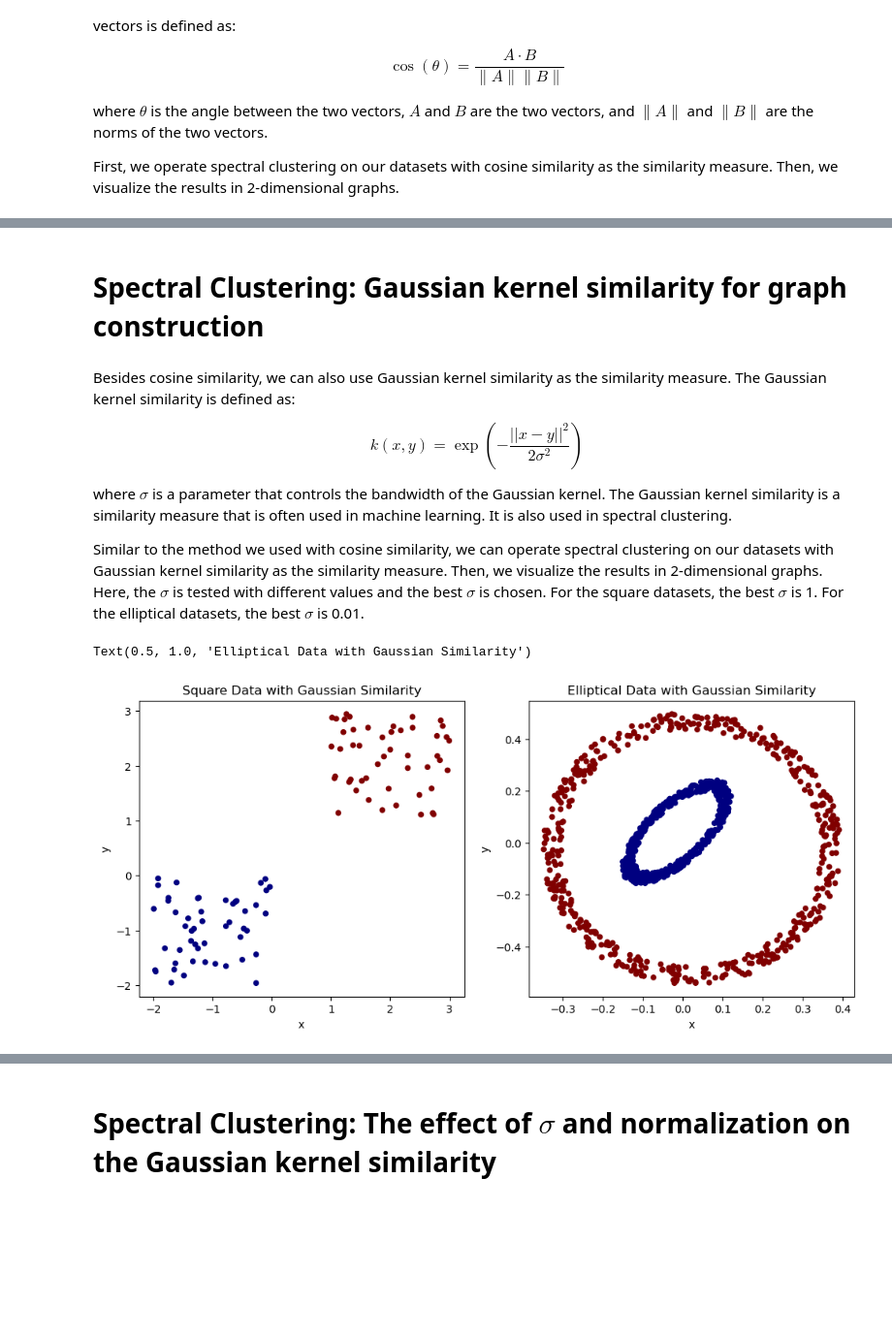
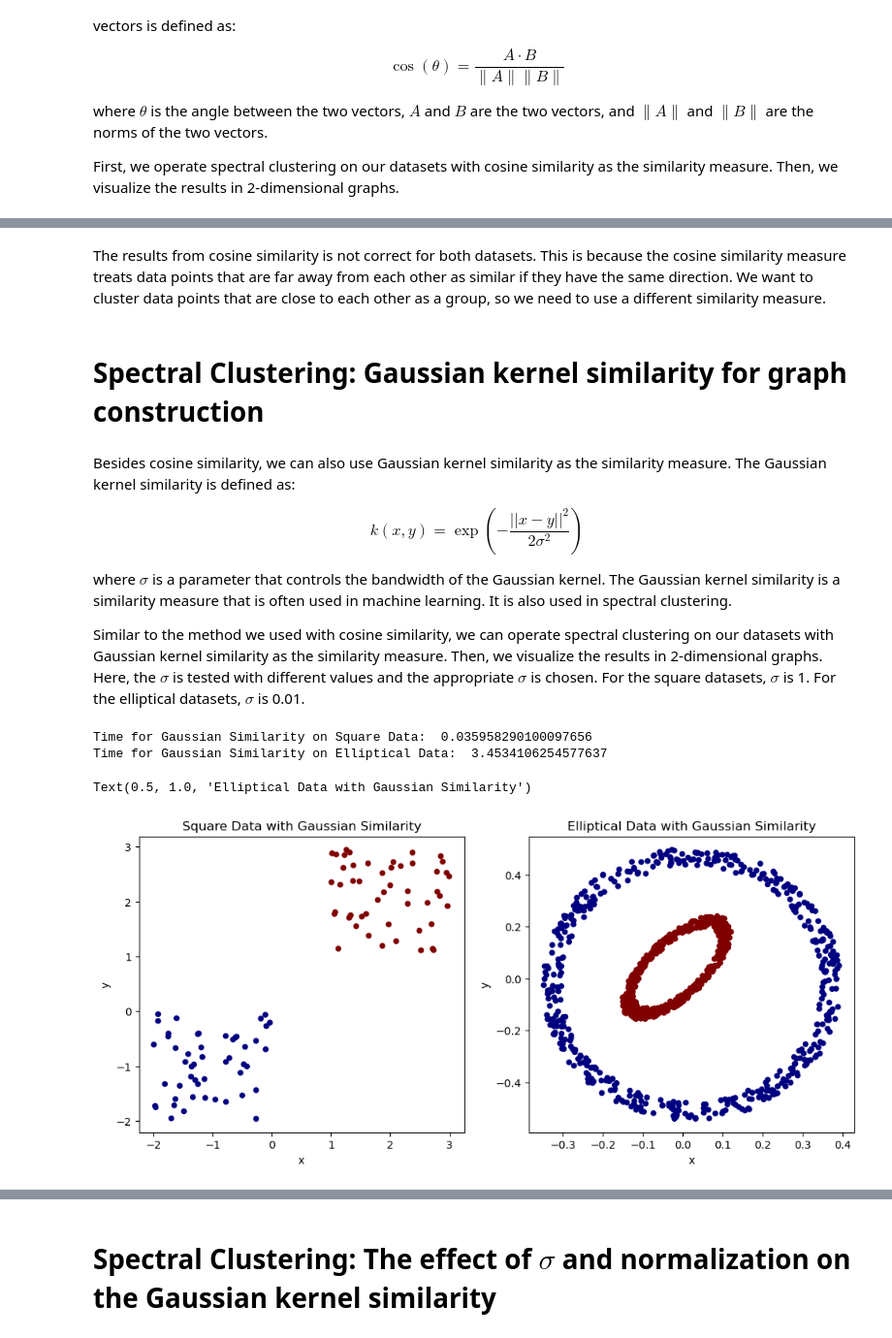
Before and after one commit to ngkhiem97/clustering, a Jupyter notebook: simulation_sc.ipynb, the cells around one changed output, grey strips where cells are left out. Shown: that part at 97% size. Saved outputs shown, nothing was run; the diff lists cells and outputs as text; code cells hidden in the pictures; blank space fills up the shorter version.

Commit message:
update spectral notebook

```diff
--- a/simulation_sc.ipynb
+++ b/simulation_sc.ipynb
@@ -41,3 +49,5 @@ Text(0.5, 1.0, 'Elliptical Data with Cosine Similarity')
+# %% [markdown]
+The results from cosine similarity is not correct for both datasets. This is because the cosine similarity measure treats data points that are far away from each other as similar if they have the same direction. We want to cluster data points that are close to each other as a group, so we need to use a different similarity measure.
 # %% [markdown]
 # Spectral Clustering: Gaussian kernel similarity for graph construction
 # %% [markdown]
@@ -47,21 +57,29 @@ $$k(x,y) = \exp(-\frac{||x-y||^2}{2\sigma^2})$$
 
 where $\sigma$ is a parameter that controls the bandwidth of the Gaussian kernel. The Gaussian kernel similarity is a similarity measure that is often used in machine learning. It is also used in spectral clustering.
 
-Similar to the method we used with cosine similarity, we can operate spectral clustering on our datasets with Gaussian kernel similarity as the similarity measure. Then, we visualize the results in 2-dimensional graphs. Here, the $\sigma$ is tested with different values and the best $\sigma$ is chosen. For the square datasets, the best $\sigma$ is 1. For the elliptical datasets, the best $\sigma$ is 0.01.
+Similar to the method we used with cosine similarity, we can operate spectral clustering on our datasets with Gaussian kernel similarity as the similarity measure. Then, we visualize the results in 2-dimensional graphs. Here, the $\sigma$ is tested with different values and the appropriate $\sigma$ is chosen. For the square datasets, $\sigma$ is 1. For the elliptical datasets, $\sigma$ is 0.01.
 # %%
+
+start = time.time()
 sc1 = SpectralClustering(k=2,data=square_df.to_numpy(),similarity='gaussian', sigma=1)
+result1 = sc1.run(normalize=False)
+sc1_time = time.time() - start
 sc2 = SpectralClustering(k=2,data=elliptical_df.to_numpy(),similarity='gaussian', sigma=0.01)
-result1 = sc1.run(normalize=False)
 result2 = sc2.run(normalize=False)
+sc2_time = time.time() - start - sc1_time
+print('Time for Gaussian Similarity on Square Data: ', sc1_time)
+print('Time for Gaussian Similarity on Elliptical Data: ', sc2_time)
 
 labels1 = result1.labels
 labels2 = result2.labels
 
 fig, (ax1,ax2) = plt.subplots(nrows=1, ncols=2, figsize=(12,5))
 square_df.plot.scatter(x='x',y='y',c=labels1,colormap='jet',ax=ax1)
 ax1.set_title('Square Data with Gaussian Similarity')
 elliptical_df.plot.scatter(x='x',y='y',c=labels2,colormap='jet',ax=ax2)
 ax2.set_title('Elliptical Data with Gaussian Similarity')
 # %% [output]
-Text(0.5, 1.0, 'Elliptical Data with Gaussian Similarity')
+Time for Gaussian Similarity on Square Data:  0.035958290100097656
+Time for Gaussian Similarity on Elliptical Data:  3.4534106254577637
+Text(0.5, 1.0, 'Elliptical Data with Gaussian Similarity')
-[figure, old version]
+[figure, new version]
```
Also changed, not shown: parts of 7 cells of this notebook.
